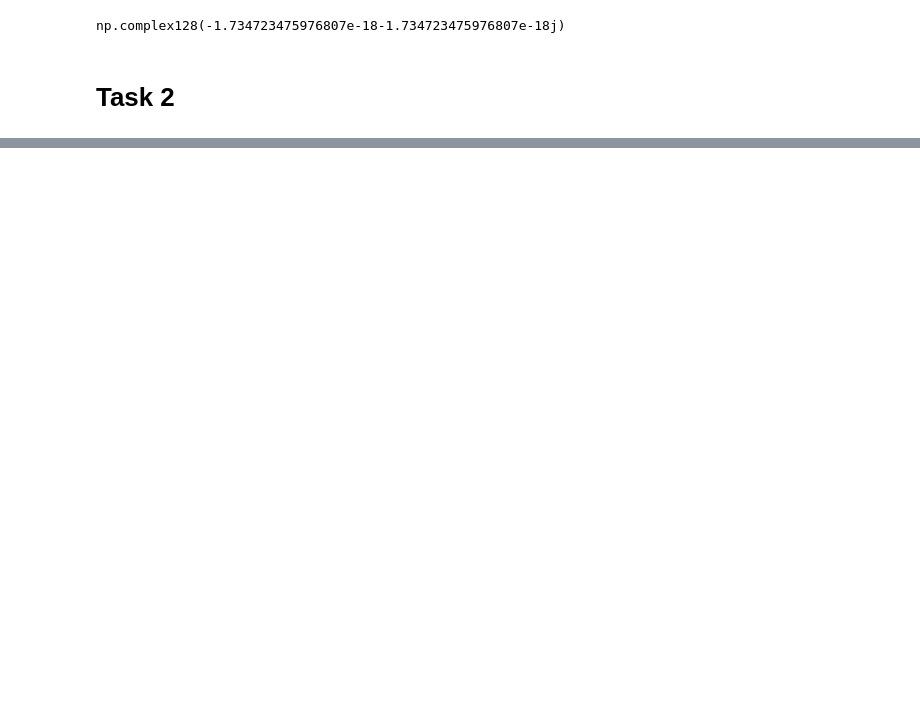
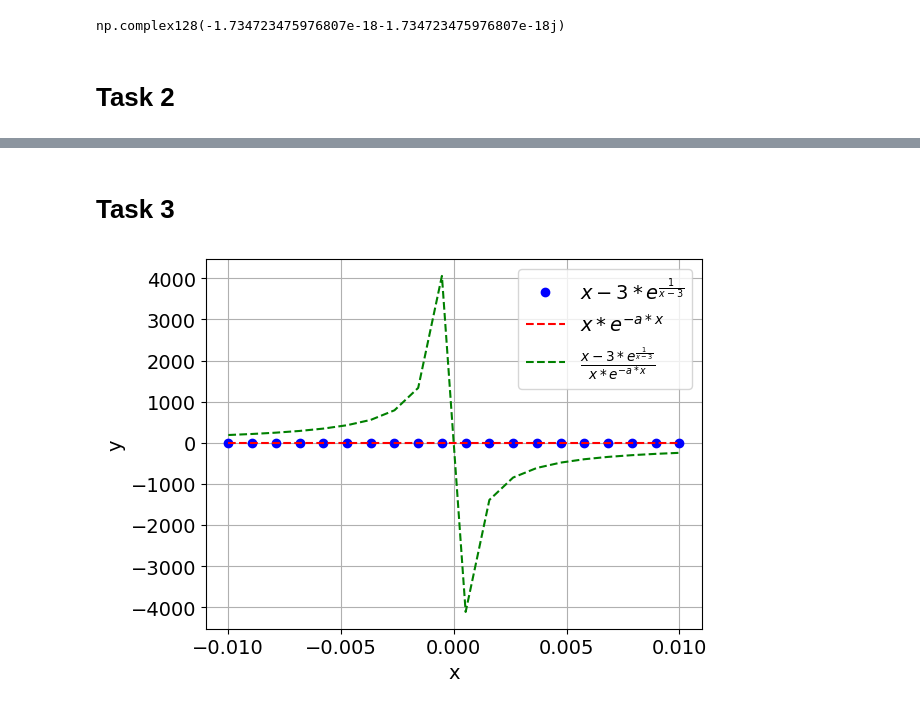
Before and after one commit to xmrenigmax/L4_Course, a Jupyter notebook: L4Mathematics/MathsAssignment/maths_assignment.ipynb, the cells around one changed output, grey strips where cells are left out. Saved outputs shown, nothing was run; the diff lists cells and outputs as text; code cells hidden in the pictures; blank space fills up the shorter version.

```diff
--- a/L4Mathematics/MathsAssignment/maths_assignment.ipynb
+++ b/L4Mathematics/MathsAssignment/maths_assignment.ipynb
@@ -83,0 +92,25 @@ second_room(hidden_card())
+# %% [markdown]
+# Task 3
+# %%
+def task3():
+    a = 13
+    mpl.rcParams['font.size'] = 14
+    # y = lim x -> 3 (x-3)e^(1/(x-3)) / (x * e^(-ax))
+    # approproiate x linspace to see zoomed in plot
+    x = np.linspace(-0.01, 0.01, 20)
+
+    num = (x-3) * np.exp(1/(x-3))
+    den = x * np.exp(-a*x)
+    y = num / den
+    plt.plot(x, num, 'bo')
+    plt.plot(x, den, 'r--')
+    plt.plot(x, y, 'g--')
+    plt.legend([r'${x-3}*e^{\frac{1}{x-3}}$', r'$x*e^{-a*x}$', r'$\frac{{x-3}*e^{\frac{1}{x-3}}}{x*e^{-a*x}}$'])
+    plt.xlabel('x')
+    plt.ylabel('y')
+    plt.grid()
+    plt.show()
+
+task3()
+# %% [output]
+[figure, added]
```
Also changed, not shown: parts of 2 cells of this notebook, 5 other files.
